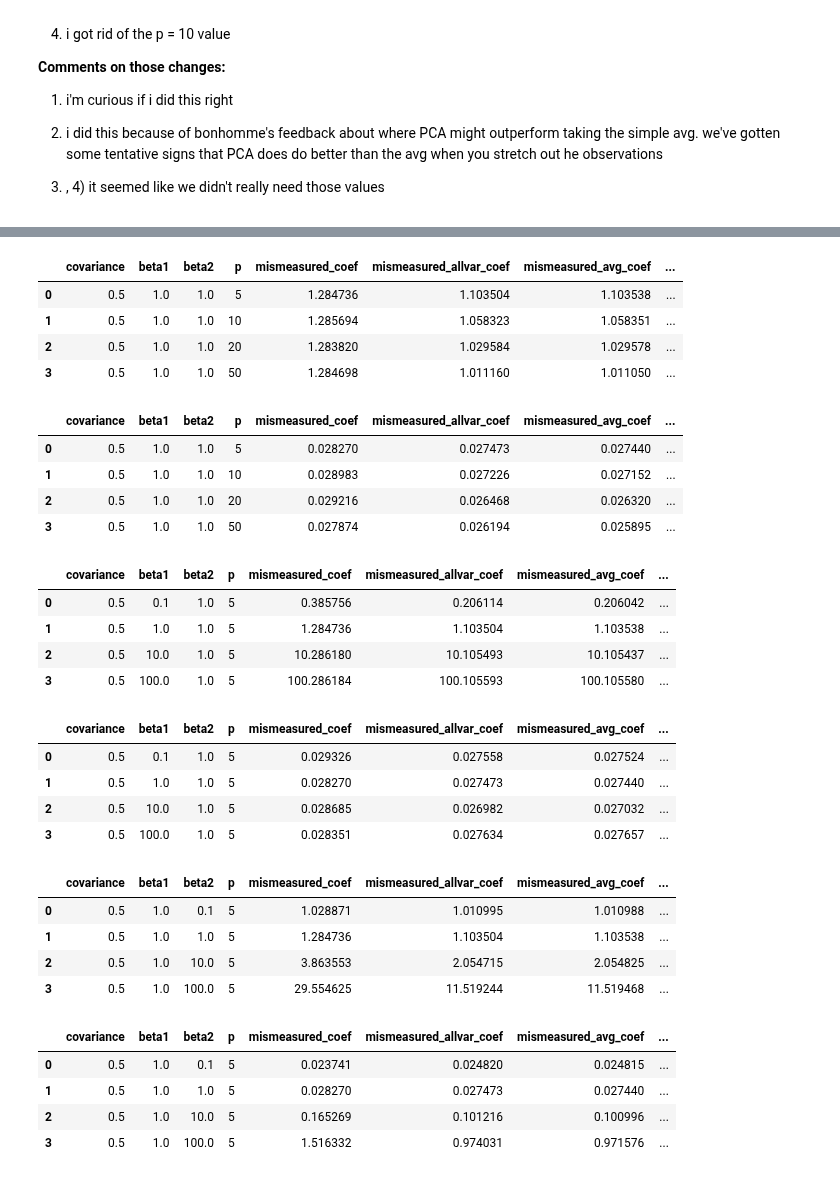
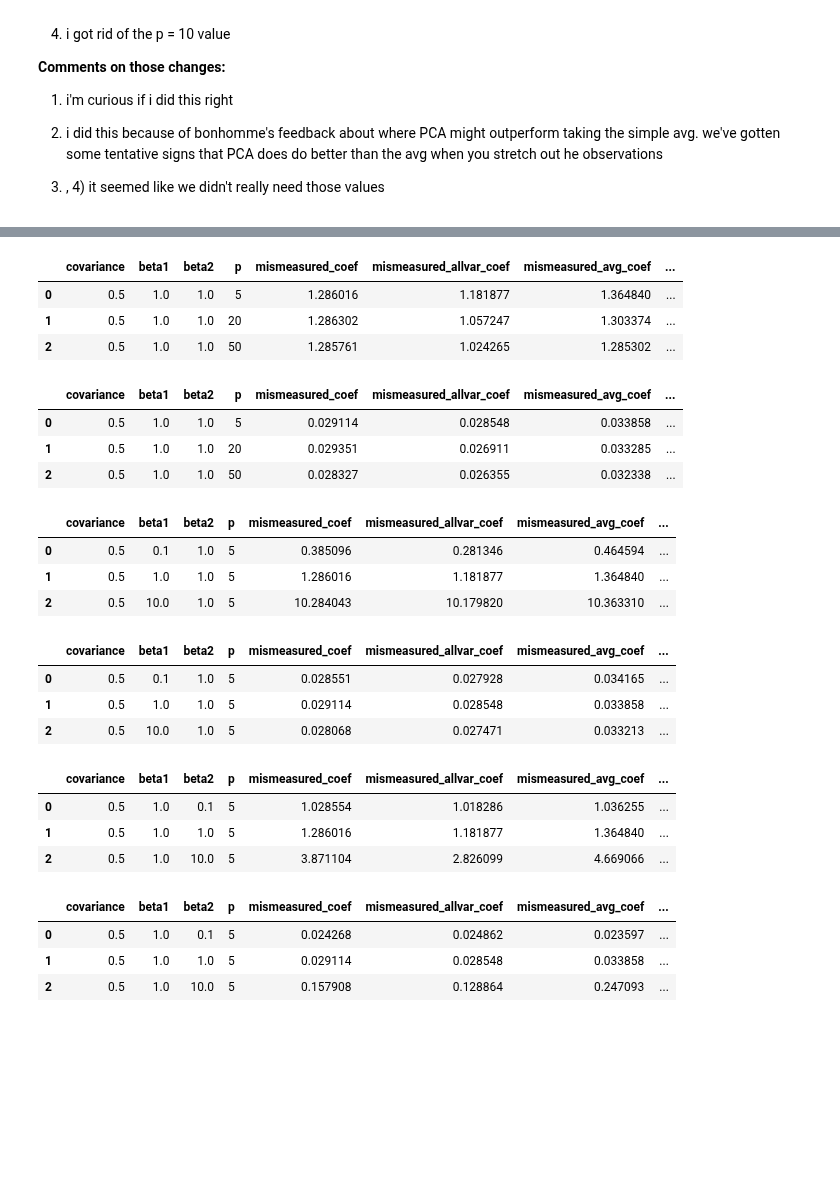
Before and after one commit to ijyliu/ECMA-31330-Project, a Jupyter notebook: Source/Local_Simulations/PCA on Covariates 20210526.ipynb, the cells around one changed output, grey strips where cells are left out. Cells and saved outputs as stored; diff of their text form; code cells hidden in the pictures; blank space fills up the shorter version.

```diff
--- a/Source/Local_Simulations/PCA on Covariates 20210526.ipynb
+++ b/Source/Local_Simulations/PCA on Covariates 20210526.ipynb
@@ -326,4 +207,5 @@ output['pca_ape'] = (output['pca_coef'] - output['beta1']).abs()/output['beta1']
 output['mismeasured_coef_ape'] = (output['mismeasured_coef'] - output['beta1']).abs()/output['beta1']
 output['mismeasured_allvar_coef_ape'] = (output['mismeasured_allvar_coef'] - output['beta1']).abs()/output['beta1']
 output['mismeasured_avg_coef_ape'] = (output['mismeasured_avg_coef'] - output['beta1']).abs()/output['beta1']
+output['iv_coef_ape'] = (output['iv_coef'] - output['beta1']).abs()/output['beta1']
 # %%
@@ -365,49 +251,43 @@ output.groupby(['covariance','beta1','beta2','p']).std().reset_index()
 # %%
-output.loc[(output['beta1']==1)&(output['beta2']==1)&(output['covariance'] == 0.5)].groupby(['covariance','beta1','beta2','p']).mean().reset_index()
+output.loc[(output['beta1']==1)&(output['beta2']==1)&(output['covariance'] == 0.5)&(output['exp_of_var']=='yes')].groupby(['covariance','beta1','beta2','p']).mean().reset_index()
 # %% [output]
 |  | covariance | beta1 | beta2 | p | mismeasured_coef | mismeasured_allvar_coef | mismeasured_avg_coef | ... |
-| 0 | 0.5 | 1.0 | 1.0 | 5 | 1.284736 | 1.103504 | 1.103538 | ... |
-| 1 | 0.5 | 1.0 | 1.0 | 10 | 1.285694 | 1.058323 | 1.058351 | ... |
-| 2 | 0.5 | 1.0 | 1.0 | 20 | 1.283820 | 1.029584 | 1.029578 | ... |
-| 3 | 0.5 | 1.0 | 1.0 | 50 | 1.284698 | 1.011160 | 1.011050 | ... |
+| 0 | 0.5 | 1.0 | 1.0 | 5 | 1.286016 | 1.181877 | 1.364840 | ... |
+| 1 | 0.5 | 1.0 | 1.0 | 20 | 1.286302 | 1.057247 | 1.303374 | ... |
+| 2 | 0.5 | 1.0 | 1.0 | 50 | 1.285761 | 1.024265 | 1.285302 | ... |
 # %%
-output.loc[(output['beta1']==1)&(output['beta2']==1)&(output['covariance'] == 0.5)].groupby(['covariance','beta1','beta2','p']).std().reset_index()
+output.loc[(output['beta1']==1)&(output['beta2']==1)&(output['covariance'] == 0.5)&(output['exp_of_var']=='yes')].groupby(['covariance','beta1','beta2','p']).std().reset_index()
 # %% [output]
 |  | covariance | beta1 | beta2 | p | mismeasured_coef | mismeasured_allvar_coef | mismeasured_avg_coef | ... |
-| 0 | 0.5 | 1.0 | 1.0 | 5 | 0.028270 | 0.027473 | 0.027440 | ... |
-| 1 | 0.5 | 1.0 | 1.0 | 10 | 0.028983 | 0.027226 | 0.027152 | ... |
-| 2 | 0.5 | 1.0 | 1.0 | 20 | 0.029216 | 0.026468 | 0.026320 | ... |
-| 3 | 0.5 | 1.0 | 1.0 | 50 | 0.027874 | 0.026194 | 0.025895 | ... |
+| 0 | 0.5 | 1.0 | 1.0 | 5 | 0.029114 | 0.028548 | 0.033858 | ... |
+| 1 | 0.5 | 1.0 | 1.0 | 20 | 0.029351 | 0.026911 | 0.033285 | ... |
+| 2 | 0.5 | 1.0 | 1.0 | 50 | 0.028327 | 0.026355 | 0.032338 | ... |
 # %%
-output.loc[(output['p']==5)&(output['beta2']==1)&(output['covariance'] == 0.5)].groupby(['covariance','beta1','beta2','p']).mean().reset_index()
+output.loc[(output['p']==5)&(output['beta2']==1)&(output['covariance'] == 0.5)&(output['exp_of_var']=='yes')].groupby(['covariance','beta1','beta2','p']).mean().reset_index()
 # %% [output]
 |  | covariance | beta1 | beta2 | p | mismeasured_coef | mismeasured_allvar_coef | mismeasured_avg_coef | ... |
-| 0 | 0.5 | 0.1 | 1.0 | 5 | 0.385756 | 0.206114 | 0.206042 | ... |
-| 1 | 0.5 | 1.0 | 1.0 | 5 | 1.284736 | 1.103504 | 1.103538 | ... |
-| 2 | 0.5 | 10.0 | 1.0 | 5 | 10.286180 | 10.105493 | 10.105437 | ... |
-| 3 | 0.5 | 100.0 | 1.0 | 5 | 100.286184 | 100.105593 | 100.105580 | ... |
+| 0 | 0.5 | 0.1 | 1.0 | 5 | 0.385096 | 0.281346 | 0.464594 | ... |
+| 1 | 0.5 | 1.0 | 1.0 | 5 | 1.286016 | 1.181877 | 1.364840 | ... |
+| 2 | 0.5 | 10.0 | 1.0 | 5 | 10.284043 | 10.179820 | 10.363310 | ... |
 # %%
-output.loc[(output['p']==5)&(output['beta2']==1)&(output['covariance'] == 0.5)].groupby(['covariance','beta1','beta2','p']).std().reset_index()
+output.loc[(output['p']==5)&(output['beta2']==1)&(output['covariance'] == 0.5)&(output['exp_of_var']=='yes')].groupby(['covariance','beta1','beta2','p']).std().reset_index()
 # %% [output]
 |  | covariance | beta1 | beta2 | p | mismeasured_coef | mismeasured_allvar_coef | mismeasured_avg_coef | ... |
-| 0 | 0.5 | 0.1 | 1.0 | 5 | 0.029326 | 0.027558 | 0.027524 | ... |
-| 1 | 0.5 | 1.0 | 1.0 | 5 | 0.028270 | 0.027473 | 0.027440 | ... |
-| 2 | 0.5 | 10.0 | 1.0 | 5 | 0.028685 | 0.026982 | 0.027032 | ... |
-| 3 | 0.5 | 100.0 | 1.0 | 5 | 0.028351 | 0.027634 | 0.027657 | ... |
+| 0 | 0.5 | 0.1 | 1.0 | 5 | 0.028551 | 0.027928 | 0.034165 | ... |
+| 1 | 0.5 | 1.0 | 1.0 | 5 | 0.029114 | 0.028548 | 0.033858 | ... |
+| 2 | 0.5 | 10.0 | 1.0 | 5 | 0.028068 | 0.027471 | 0.033213 | ... |
 # %%
-output.loc[(output['beta1']==1)&(output['p']==5)&(output['covariance'] == 0.5)].groupby(['covariance','beta1','beta2','p']).mean().reset_index()
+output.loc[(output['beta1']==1)&(output['p']==5)&(output['covariance'] == 0.5)&(output['exp_of_var']=='yes')].groupby(['covariance','beta1','beta2','p']).mean().reset_index()
 # %% [output]
 |  | covariance | beta1 | beta2 | p | mismeasured_coef | mismeasured_allvar_coef | mismeasured_avg_coef | ... |
-| 0 | 0.5 | 1.0 | 0.1 | 5 | 1.028871 | 1.010995 | 1.010988 | ... |
-| 1 | 0.5 | 1.0 | 1.0 | 5 | 1.284736 | 1.103504 | 1.103538 | ... |
-| 2 | 0.5 | 1.0 | 10.0 | 5 | 3.863553 | 2.054715 | 2.054825 | ... |
-| 3 | 0.5 | 1.0 | 100.0 | 5 | 29.554625 | 11.519244 | 11.519468 | ... |
+| 0 | 0.5 | 1.0 | 0.1 | 5 | 1.028554 | 1.018286 | 1.036255 | ... |
+| 1 | 0.5 | 1.0 | 1.0 | 5 | 1.286016 | 1.181877 | 1.364840 | ... |
+| 2 | 0.5 | 1.0 | 10.0 | 5 | 3.871104 | 2.826099 | 4.669066 | ... |
 # %%
-output.loc[(output['beta1']==1)&(output['p']==5)&(output['covariance'] == 0.5)].groupby(['covariance','beta1','beta2','p']).std().reset_index()
+output.loc[(output['beta1']==1)&(output['p']==5)&(output['covariance'] == 0.5)&(output['exp_of_var']=='yes')].groupby(['covariance','beta1','beta2','p']).std().reset_index()
 # %% [output]
 |  | covariance | beta1 | beta2 | p | mismeasured_coef | mismeasured_allvar_coef | mismeasured_avg_coef | ... |
-| 0 | 0.5 | 1.0 | 0.1 | 5 | 0.023741 | 0.024820 | 0.024815 | ... |
-| 1 | 0.5 | 1.0 | 1.0 | 5 | 0.028270 | 0.027473 | 0.027440 | ... |
-| 2 | 0.5 | 1.0 | 10.0 | 5 | 0.165269 | 0.101216 | 0.100996 | ... |
-| 3 | 0.5 | 1.0 | 100.0 | 5 | 1.516332 | 0.974031 | 0.971576 | ... |
+| 0 | 0.5 | 1.0 | 0.1 | 5 | 0.024268 | 0.024862 | 0.023597 | ... |
+| 1 | 0.5 | 1.0 | 1.0 | 5 | 0.029114 | 0.028548 | 0.033858 | ... |
+| 2 | 0.5 | 1.0 | 10.0 | 5 | 0.157908 | 0.128864 | 0.247093 | ... |
 # %%
```
Also changed, not shown: parts of 16 cells of this notebook.
